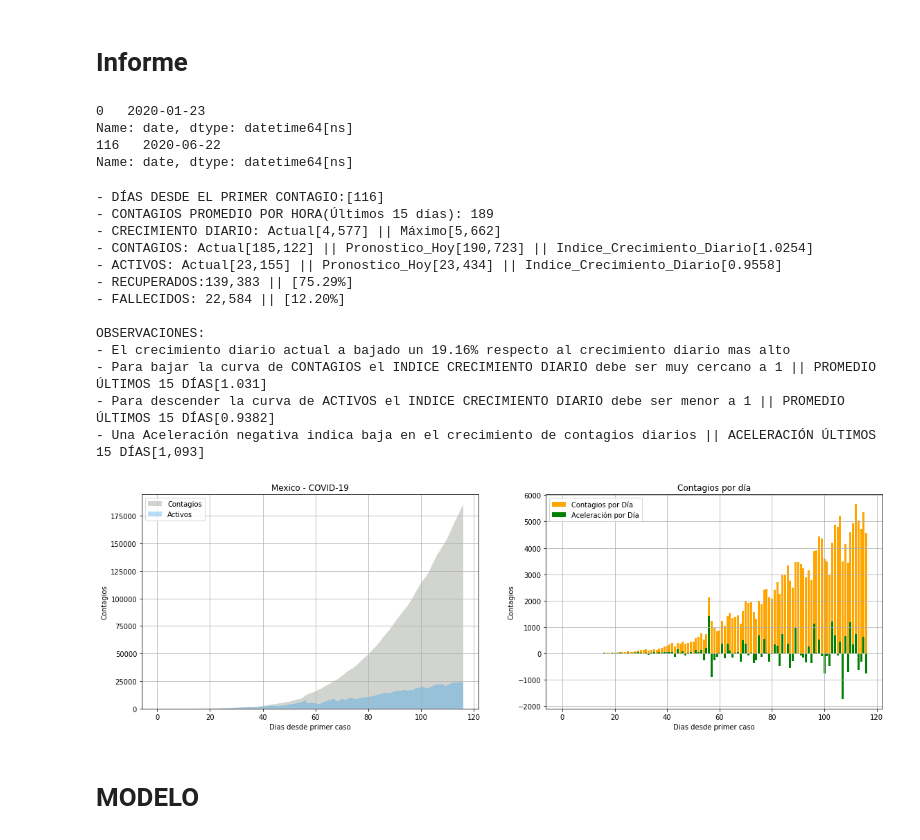
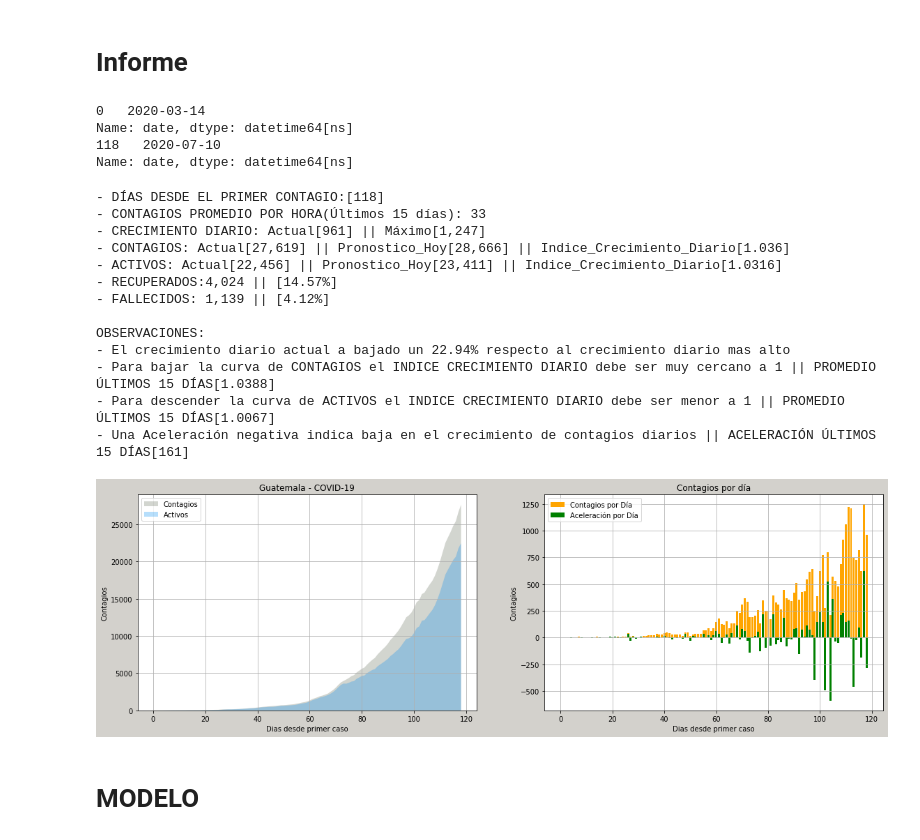
Before and after one commit to pepedp/Otros, a Jupyter notebook: Covid19.ipynb, the cells around one changed output. Drawn from its saved outputs; the diff is of its cells as text; code cells hidden in the pictures.

```diff
--- a/Covid19.ipynb
+++ b/Covid19.ipynb
@@ -137,7 +137,7 @@ def Modelo_SEIR(y,t,N,beta, gamma,epsilon,mu,B):
 # %%
 #@title
 #@title PROCESAR DATOS
-pais = "Mexico" #@param {type:"string"}
+pais = "Guatemala" #@param {type:"string"}
 PorEstado = False #@param {type:"boolean"}
 
 
@@ -172,29 +172,33 @@ else:
   dataset=dataset.groupby(["date","country_region"], as_index=False).sum()
   dataset["active"] = dataset["confirmed"]-dataset["deaths"]-dataset["recovered"]
   dataset = dataset.fillna(0)
-  #dataset["no_dias"]=dataset.index
   if pais == "Guatemala":
     dataset.update(pd.DataFrame({"confirmed":[70,74,80,87,126,137,153,316,342,557,585,1912,2001]}, index=[22,23,24,25,26,27,28,38,39,45,46,64,65]))
     dataset.update(pd.DataFrame({"active":[477,1737,1822]}, index=[45,64,65]))
+
   x,y,activos,muertes,recuperados = dataset.index.values.reshape(-1,1),dataset.iloc[:, 2].values,dataset.iloc[:, 5].values,dataset.iloc[:, 3].values,dataset.iloc[:, 4].values
   print(dataset["date"].head(1))
   print(dataset["date"].tail(1))
+
   #INICIALIZACION DE MODELOS
   y_modelo,y_pred_test,prediccion_semana,indices_dias=[],[],[],8
 # %% [output]
-0   2020-01-23
+0   2020-03-14
 Name: date, dtype: datetime64[ns]
-116   2020-06-22
+118   2020-07-10
 Name: date, dtype: datetime64[ns]
 # %%
 #@titleESTADO ACTUAL
 VCH = False #Calculo por hora
-Dias_Comparar = 15#@param {type:"integer"}
+Dias_Comparar = 12#@param {type:"integer"}
 
 import warnings
 warnings.filterwarnings("ignore")
 fig,(axs,axs2) = plt.subplots(1,2)
 plt.subplots_adjust(top=1.2, wspace=.2,right=2.6)
+fig.set_facecolor('#D3D1CC')
+#axs.axes.set_facecolor('#B0B0BA')
+#axs2.axes.set_facecolor('#D3D1CC')
 
 #GRAFICA CONTAGIOS & ACTIVOS
 axs.set_title("{} - COVID-19".format(pais))
@@ -215,49 +219,51 @@ axs2.set_ylabel('Contagios')
 axs2.bar(x.flatten(),velocidad.flatten(),label="Contagios por Día",color="Orange" )
 axs2.bar(x.flatten(),aceleracion.flatten(),label="Aceleración por Día",color="Green" )
 axs2.legend(loc='upper left')
+
+
 axs2.grid()
 fig.show()
 
 #METRICAS
 print("""- DÍAS DESDE EL PRIMER CONTAGIO:{}
 - CONTAGIOS PROMEDIO POR HORA(Últimos {} días): {:,.0f}
 - CRECIMIENTO DIARIO: Actual[{:,.0f}] || Máximo[{:,.0f}]
 - CONTAGIOS: Actual[{:,.0f}] || Pronostico_Hoy[{:,.0f}] || Indice_Crecimiento_Diario{}
 - ACTIVOS: Actual[{:,.0f}] || Pronostico_Hoy[{:,.0f}] || Indice_Crecimiento_Diario{}
 - RECUPERADOS:{:,.0f} || [{:,.2f}%]
 - FALLECIDOS: {:,.0f} || [{:,.2f}%]""".format(
     x[-1:].flatten(),
     Dias_Comparar,np.mean(velocidad[-Dias_Comparar:]/24),
     velocidad.flatten()[-1],np.max(velocidad),
     y[-1],y[-1]*np.mean(indice_crecimiento[-7:]),np.round(indice_crecimiento[-1:].flatten(),decimals=4),
     activos[-1],activos[-1]*np.mean(indice_activos[-Dias_Comparar:]),np.round(indice_activos[-1].flatten(),decimals=4),
     recuperados[-1],recuperados[-1]/y[-1]*100,
     muertes[-1],muertes[-1]/y[-1]*100) )
 
 print("""\nOBSERVACIONES:
 - El crecimiento diario actual a bajado un {:,.2f}% respecto al crecimiento diario mas alto
 - Para bajar la curva de CONTAGIOS el INDICE CRECIMIENTO DIARIO debe ser muy cercano a 1 || PROMEDIO ÚLTIMOS {} DÍAS{}
 - Para descender la curva de ACTIVOS el INDICE CRECIMIENTO DIARIO debe ser menor a 1 || PROMEDIO ÚLTIMOS {} DÍAS{}
 - Una Aceleración negativa indica baja en el crecimiento de contagios diarios || ACELERACIÓN ÚLTIMOS {} DÍAS[{:,.0f}]""".format(
     (1-velocidad.flatten()[-1]/np.max(velocidad))*100,
     Dias_Comparar,np.round(np.mean(indice_crecimiento[-Dias_Comparar:]).flatten(),decimals=4),
     Dias_Comparar,np.round(np.mean(indice_activos[-Dias_Comparar]).flatten(),decimals=4),
     Dias_Comparar,np.sum(aceleracion[-Dias_Comparar:]) ))
 # %% [output]
-- DÍAS DESDE EL PRIMER CONTAGIO:[116]
-- CONTAGIOS PROMEDIO POR HORA(Últimos 15 días): 189
-- CRECIMIENTO DIARIO: Actual[4,577] || Máximo[5,662]
-- CONTAGIOS: Actual[185,122] || Pronostico_Hoy[190,723] || Indice_Crecimiento_Diario[1.0254]
-- ACTIVOS: Actual[23,155] || Pronostico_Hoy[23,434] || Indice_Crecimiento_Diario[0.9558]
-- RECUPERADOS:139,383 || [75.29%]
-- FALLECIDOS: 22,584 || [12.20%]
+- DÍAS DESDE EL PRIMER CONTAGIO:[118]
+- CONTAGIOS PROMEDIO POR HORA(Últimos 15 días): 33
+- CRECIMIENTO DIARIO: Actual[961] || Máximo[1,247]
+- CONTAGIOS: Actual[27,619] || Pronostico_Hoy[28,666] || Indice_Crecimiento_Diario[1.036]
+- ACTIVOS: Actual[22,456] || Pronostico_Hoy[23,411] || Indice_Crecimiento_Diario[1.0316]
+- RECUPERADOS:4,024 || [14.57%]
+- FALLECIDOS: 1,139 || [4.12%]
 
 OBSERVACIONES:
-- El crecimiento diario actual a bajado un 19.16% respecto al crecimiento diario mas alto
-- Para bajar la curva de CONTAGIOS el INDICE CRECIMIENTO DIARIO debe ser muy cercano a 1 || PROMEDIO ÚLTIMOS 15 DÍAS[1.031]
-- Para descender la curva de ACTIVOS el INDICE CRECIMIENTO DIARIO debe ser menor a 1 || PROMEDIO ÚLTIMOS 15 DÍAS[0.9382]
-- Una Aceleración negativa indica baja en el crecimiento de contagios diarios || ACELERACIÓN ÚLTIMOS 15 DÍAS[1,093]
+- El crecimiento diario actual a bajado un 22.94% respecto al crecimiento diario mas alto
+- Para bajar la curva de CONTAGIOS el INDICE CRECIMIENTO DIARIO debe ser muy cercano a 1 || PROMEDIO ÚLTIMOS 15 DÍAS[1.0388]
+- Para descender la curva de ACTIVOS el INDICE CRECIMIENTO DIARIO debe ser menor a 1 || PROMEDIO ÚLTIMOS 15 DÍAS[1.0067]
+- Una Aceleración negativa indica baja en el crecimiento de contagios diarios || ACELERACIÓN ÚLTIMOS 15 DÍAS[161]
-[figure, old version]
+[figure, new version]
 # %% [markdown]
 # **MODELO**
 # %%
```
Also changed, not shown: parts of 4 cells of this notebook.
